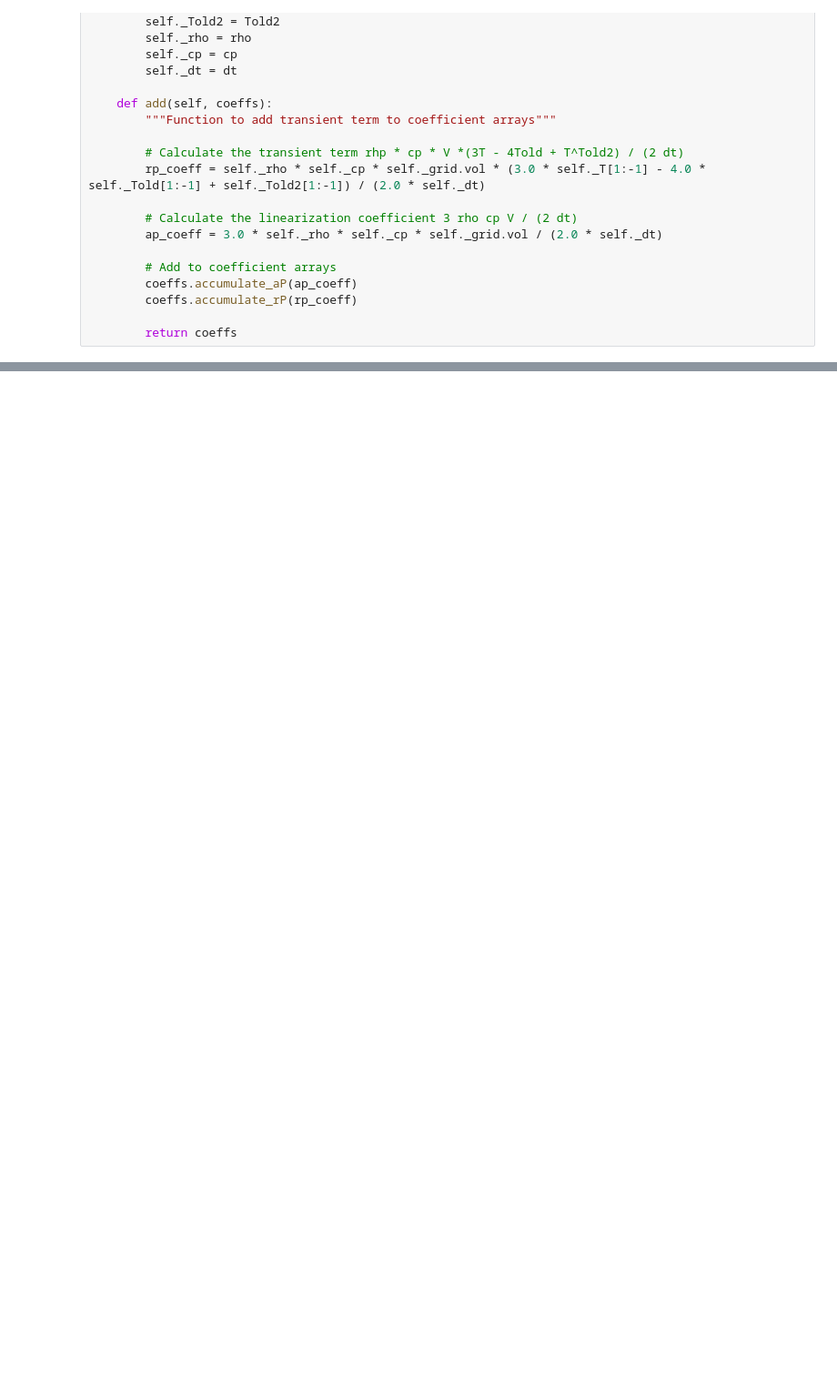
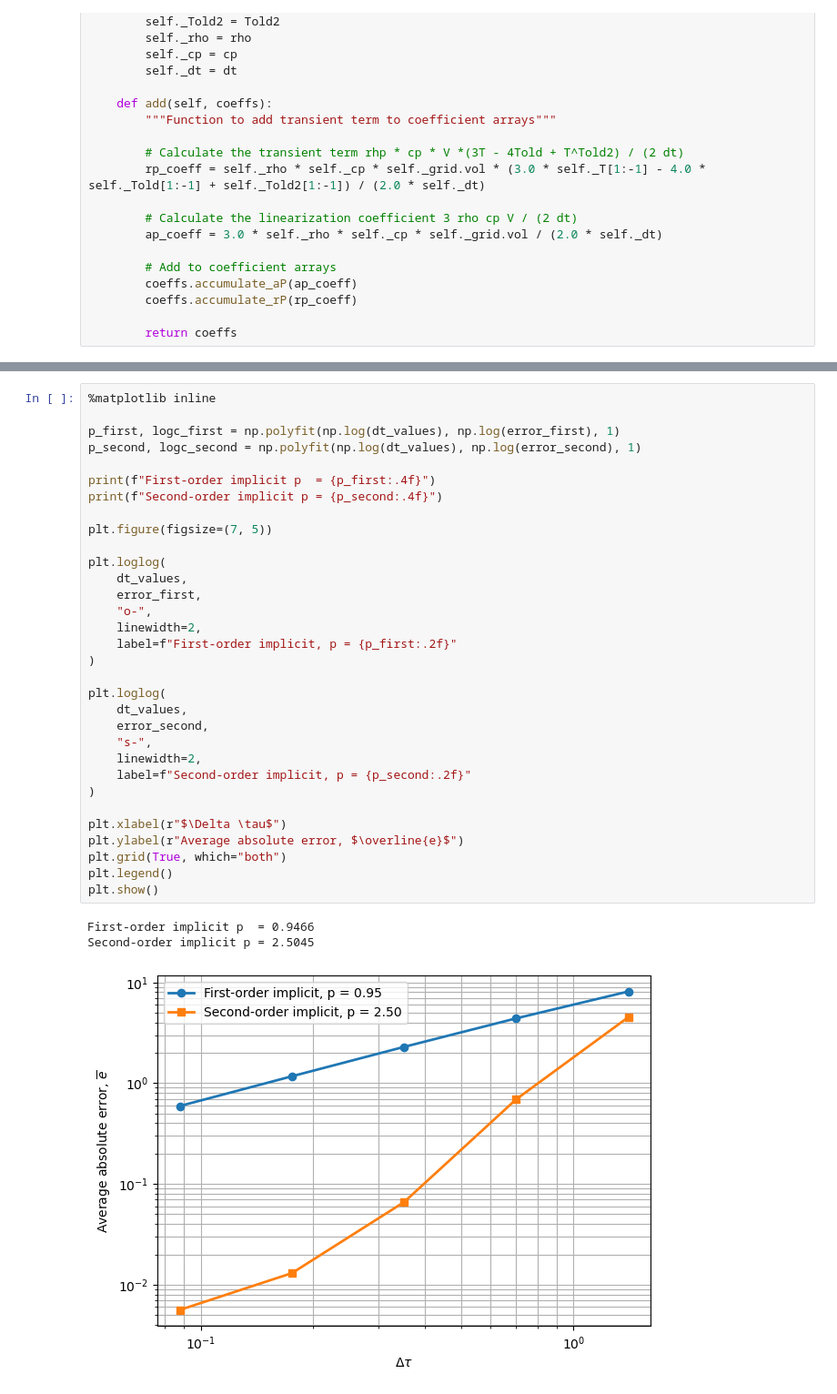
Before and after one commit to Zichen-F/9710_assignments, a Jupyter notebook: Assignment/Assignment2_zfan68.ipynb, the cells around one changed output, grey strips where cells are left out. Shown at 91% size. Drawn from its saved outputs; the diff is of its cells as text; blank space fills up the shorter version.

```diff
--- a/Assignment/Assignment2_zfan68.ipynb
+++ b/Assignment/Assignment2_zfan68.ipynb
@@ -332,0 +565,36 @@ plt.show()
+# %%
+%matplotlib inline
+
+p_first, logc_first = np.polyfit(np.log(dt_values), np.log(error_first), 1)
+p_second, logc_second = np.polyfit(np.log(dt_values), np.log(error_second), 1)
+
+print(f"First-order implicit p  = {p_first:.4f}")
+print(f"Second-order implicit p = {p_second:.4f}")
+
+plt.figure(figsize=(7, 5))
+
+plt.loglog(
+    dt_values,
+    error_first,
+    "o-",
+    linewidth=2,
+    label=f"First-order implicit, p = {p_first:.2f}"
+)
+
+plt.loglog(
+    dt_values,
+    error_second,
+    "s-",
+    linewidth=2,
+    label=f"Second-order implicit, p = {p_second:.2f}"
+)
+
+plt.xlabel(r"$\Delta \tau$")
+plt.ylabel(r"Average absolute error, $\overline{e}$")
+plt.grid(True, which="both")
+plt.legend()
+plt.show()
+# %% [output]
+First-order implicit p  = 0.9466
+Second-order implicit p = 2.5045
+[figure, added]
```
Also changed, not shown: parts of 17 cells of this notebook.
